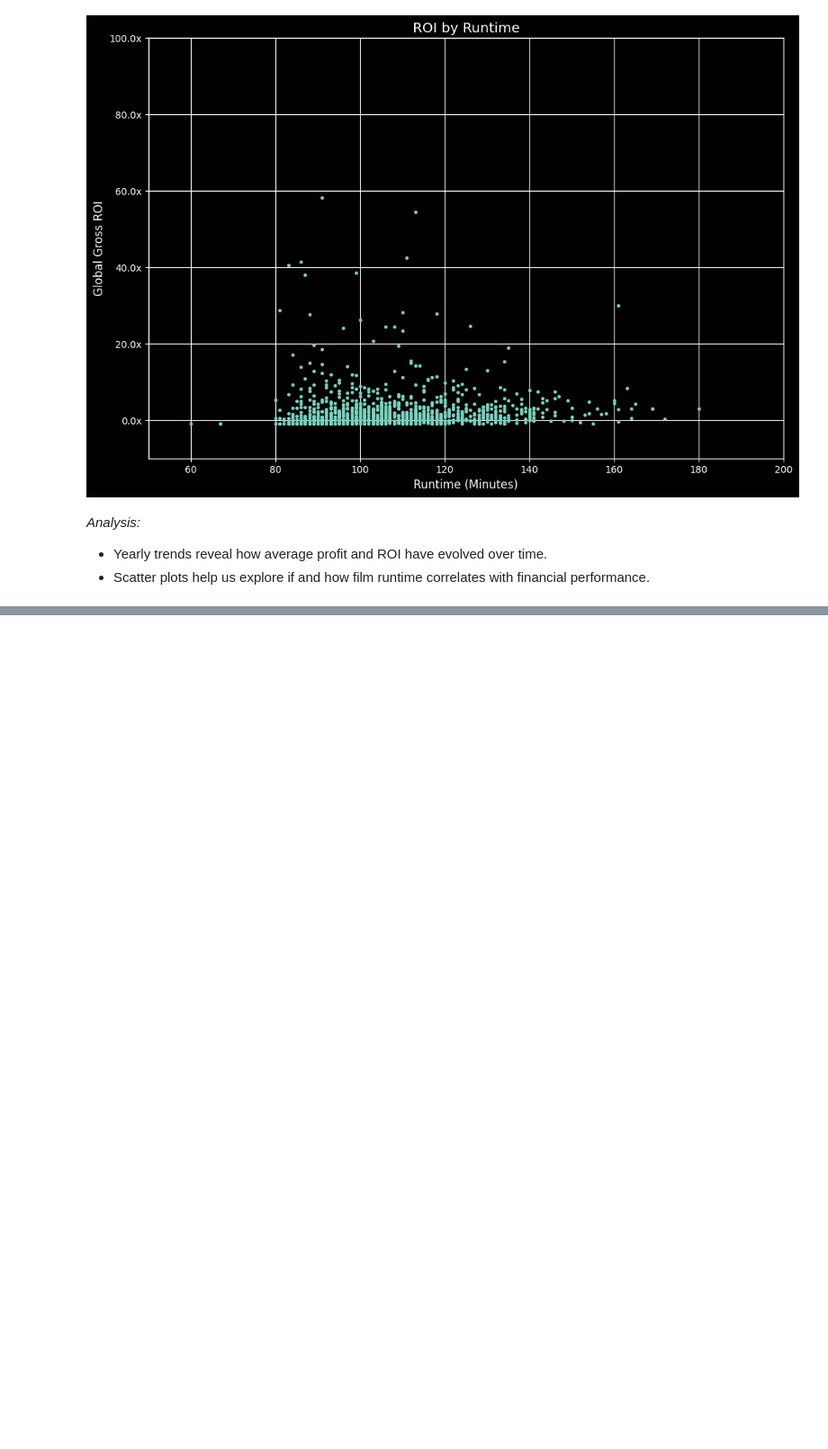
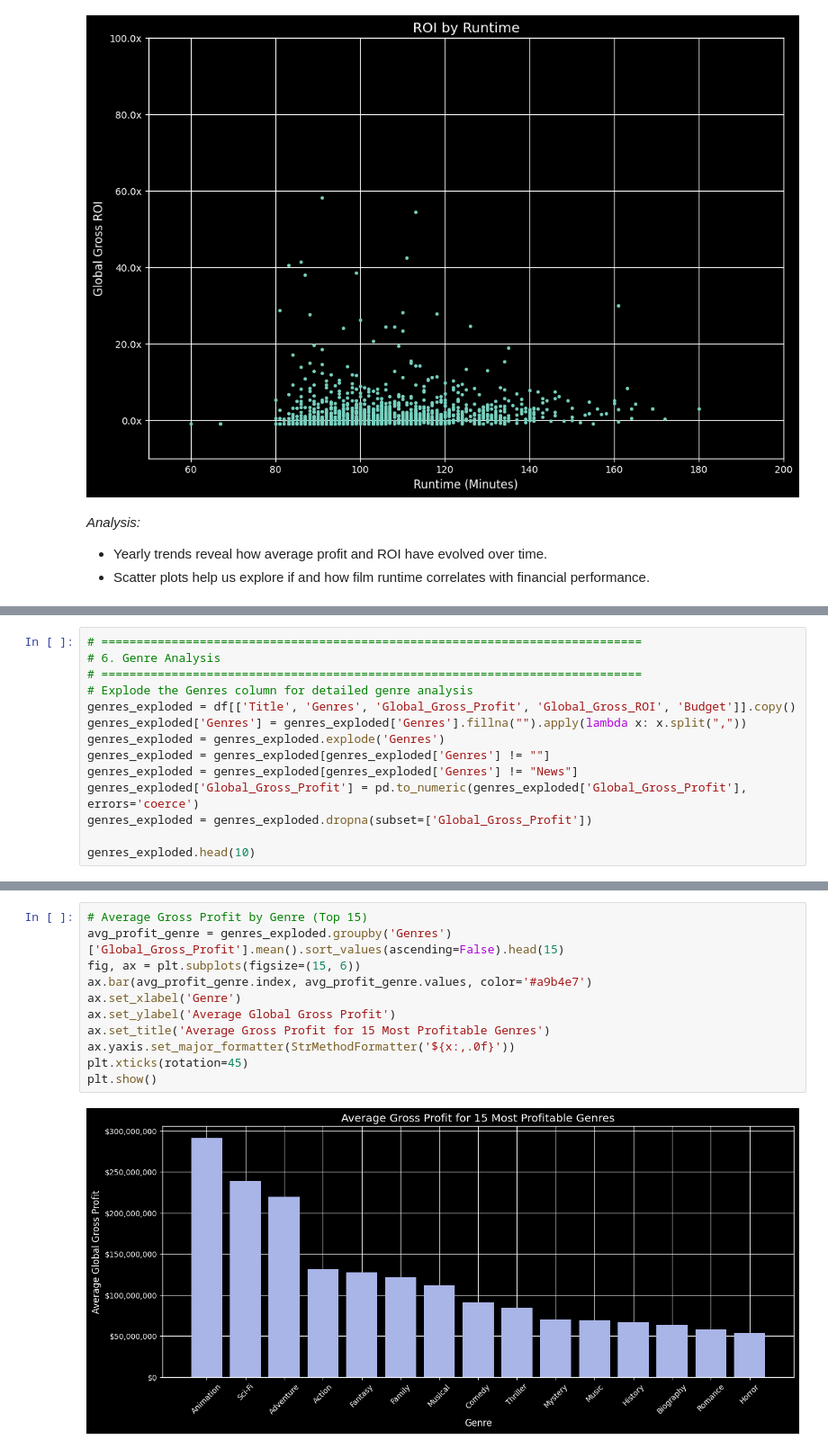
Before and after one commit to Pfuglo1/Movie-Analysis, a Jupyter notebook: Movie Analysis Project.ipynb, the cells around one changed output, grey strips where cells are left out. Shown at 90% size. Drawn from its saved outputs; the diff is of its cells as text; blank space fills up the shorter version.

```diff
--- a/Movie Analysis Project.ipynb
+++ b/Movie Analysis Project.ipynb
@@ -425,0 +438,14 @@ plt.show()
+# %%
+# =============================================================================
+# 6. Genre Analysis
+# =============================================================================
+# Explode the Genres column for detailed genre analysis
+genres_exploded = df[['Title', 'Genres', 'Global_Gross_Profit', 'Global_Gross_ROI', 'Budget']].copy()
+genres_exploded['Genres'] = genres_exploded['Genres'].fillna("").apply(lambda x: x.split(","))
+genres_exploded = genres_exploded.explode('Genres')
+genres_exploded = genres_exploded[genres_exploded['Genres'] != ""]
+genres_exploded = genres_exploded[genres_exploded['Genres'] != "News"]
+genres_exploded['Global_Gross_Profit'] = pd.to_numeric(genres_exploded['Global_Gross_Profit'], errors='coerce')
+genres_exploded = genres_exploded.dropna(subset=['Global_Gross_Profit'])
+
+genres_exploded.head(10)
@@ -425,0 +464,13 @@ plt.show()
+# %%
+# Average Gross Profit by Genre (Top 15)
+avg_profit_genre = genres_exploded.groupby('Genres')['Global_Gross_Profit'].mean().sort_values(ascending=False).head(15)
+fig, ax = plt.subplots(figsize=(15, 6))
+ax.bar(avg_profit_genre.index, avg_profit_genre.values, color='#a9b4e7')
+ax.set_xlabel('Genre')
+ax.set_ylabel('Average Global Gross Profit')
+ax.set_title('Average Gross Profit for 15 Most Profitable Genres')
+ax.yaxis.set_major_formatter(StrMethodFormatter('${x:,.0f}'))
+plt.xticks(rotation=45)
+plt.show()
+# %% [output]
+[figure, added]
```
Also changed, not shown: parts of 22 cells of this notebook, 3 other files.
